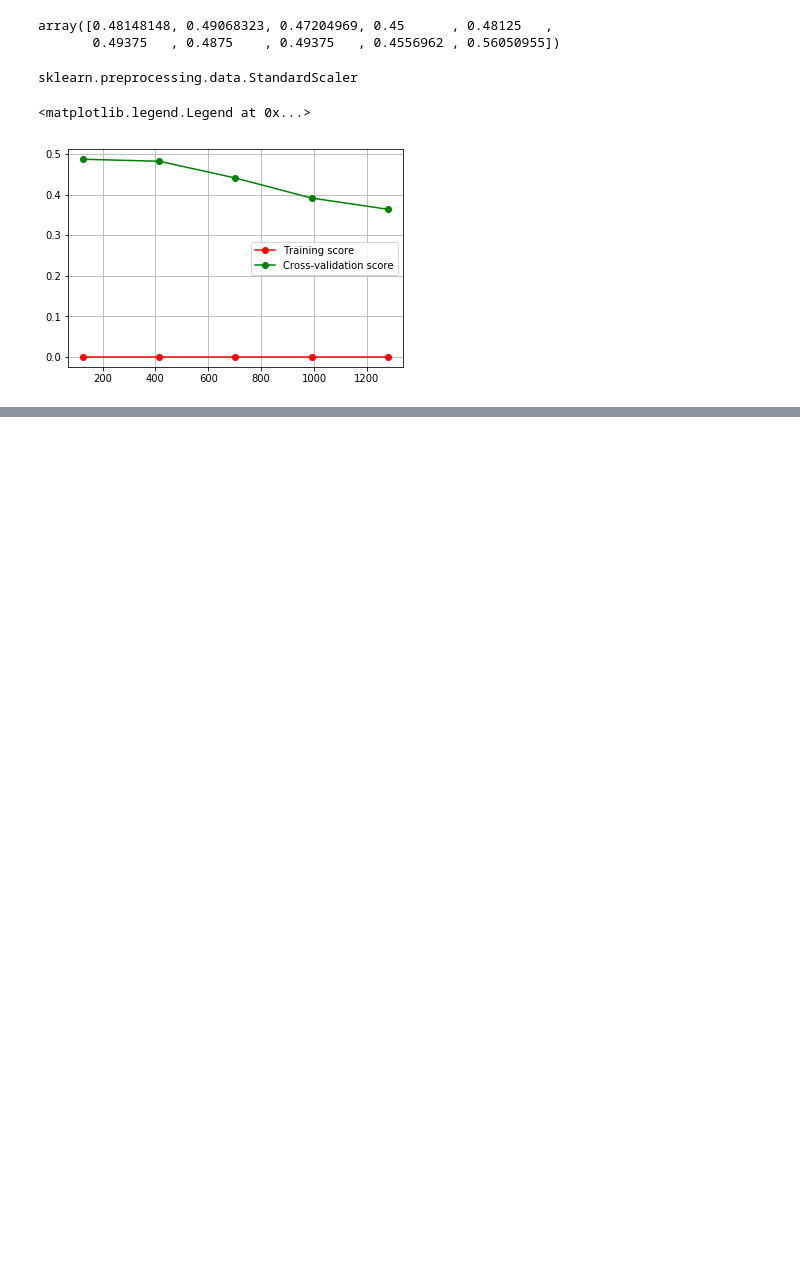
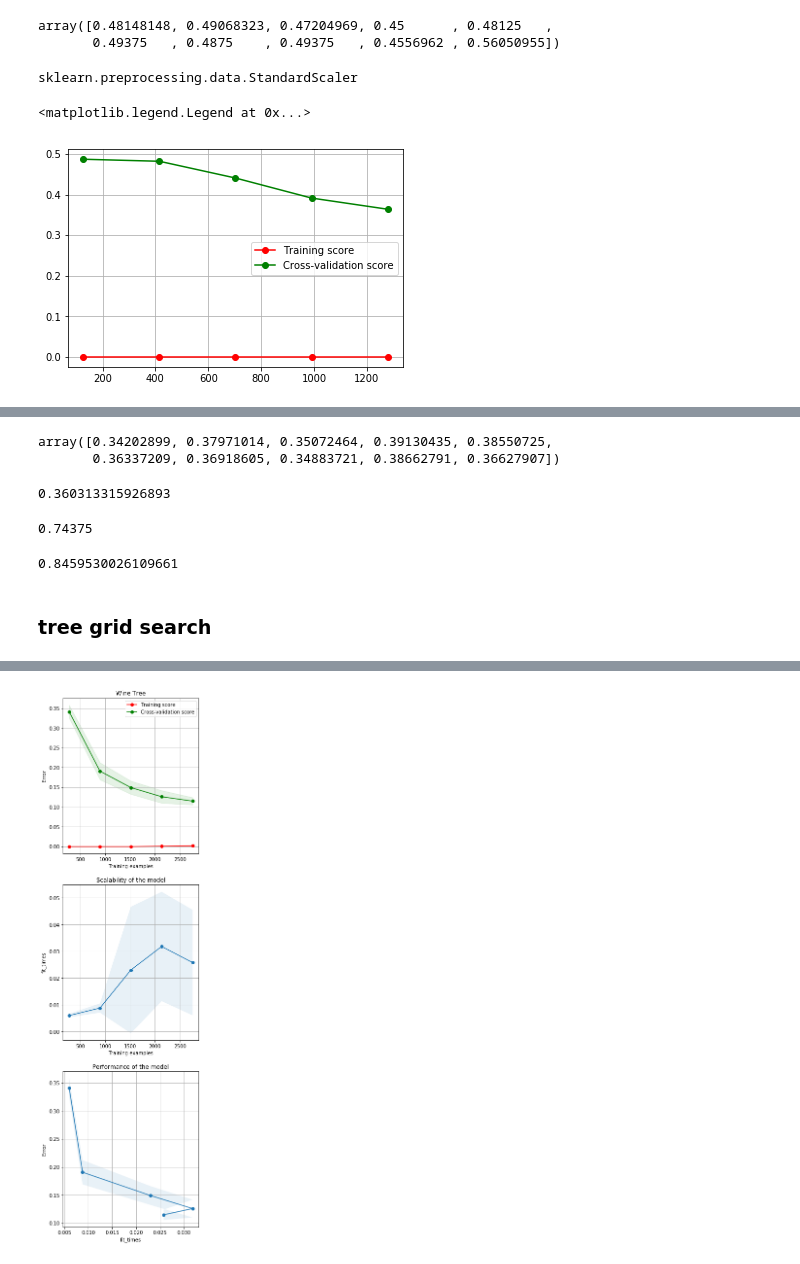
Before and after one commit to neojohny/ml_7641, a Jupyter notebook: homework1/homework1.ipynb, the cells around one changed output, grey strips where cells are left out. Cells and saved outputs as stored; diff of their text form; code cells hidden in the pictures; blank space fills up the shorter version.

```diff
--- a/homework1/homework1.ipynb
+++ b/homework1/homework1.ipynb
@@ -2627,0 +2844,49 @@ The scikit-learn version is 0.23.2.
+# %%
+up_x = df_majority.drop('quality',axis=1)
+up_y = df_majority['quality']
+# %%
+import numpy as np
+from sklearn.model_selection import train_test_split
+
+x_up_train, x_up_test, y_up_train, y_up_test = train_test_split(
+    up_x, up_y, test_size=0.1, random_state=42)
+# %%
+wine_ada = AdaBoostClassifier(n_estimators=100, random_state=0)
+#clf.fit(X_train, y_train)
+
+# clf.predict(X_test[:2])
+
+# clf.score(X_test, y_test)
+cross_val_score(wine_ada, x_up_train_norm,y_up_train, cv=10)
+# %% [output]
+array([0.34202899, 0.37971014, 0.35072464, 0.39130435, 0.38550725,
+       0.36337209, 0.36918605, 0.34883721, 0.38662791, 0.36627907])
+# %%
+wine_ada = AdaBoostClassifier(n_estimators=100, random_state=0)
+wine_ada.fit(x_up_train,y_up_train)
+wine_ada.score(wine_x_test,wine_y_test)
+wine_ada.score(x_up_test,y_up_test)
+# %% [output]
+0.360313315926893
+# %%
+wine_svc = svm.SVC(C=1.4,class_weight='balanced',gamma='auto')
+wine_svc.fit(x_up_train,y_up_train)
+wine_svc.score(wine_x_test,wine_y_test)
+# %% [output]
+0.74375
+# %%
+wine_svc.score(x_up_test,y_up_test)
+# %% [output]
+0.8459530026109661
+# %% [markdown]
+### tree grid search
+# %%
+tree = DecisionTreeClassifier(random_state=0
+                                ,max_depth=20
+                                   ,max_features=0.8)#,min_samples_leaf=20)
+#wine_svc = svm.SVC(C=1.4,class_weight='balanced',gamma='auto')
+
+cv = ShuffleSplit(n_splits=5, test_size=0.2, random_state=0)
+
+plot_learning_curve(tree,'Wine Tree',x_up_train,y_up_train,cv=cv,n_jobs=8)
+# %% [output]
@@ -2627,0 +2894 @@ The scikit-learn version is 0.23.2.
+[figure, added]
```
Also changed, not shown: parts of 64 cells of this notebook, 2 other files.
